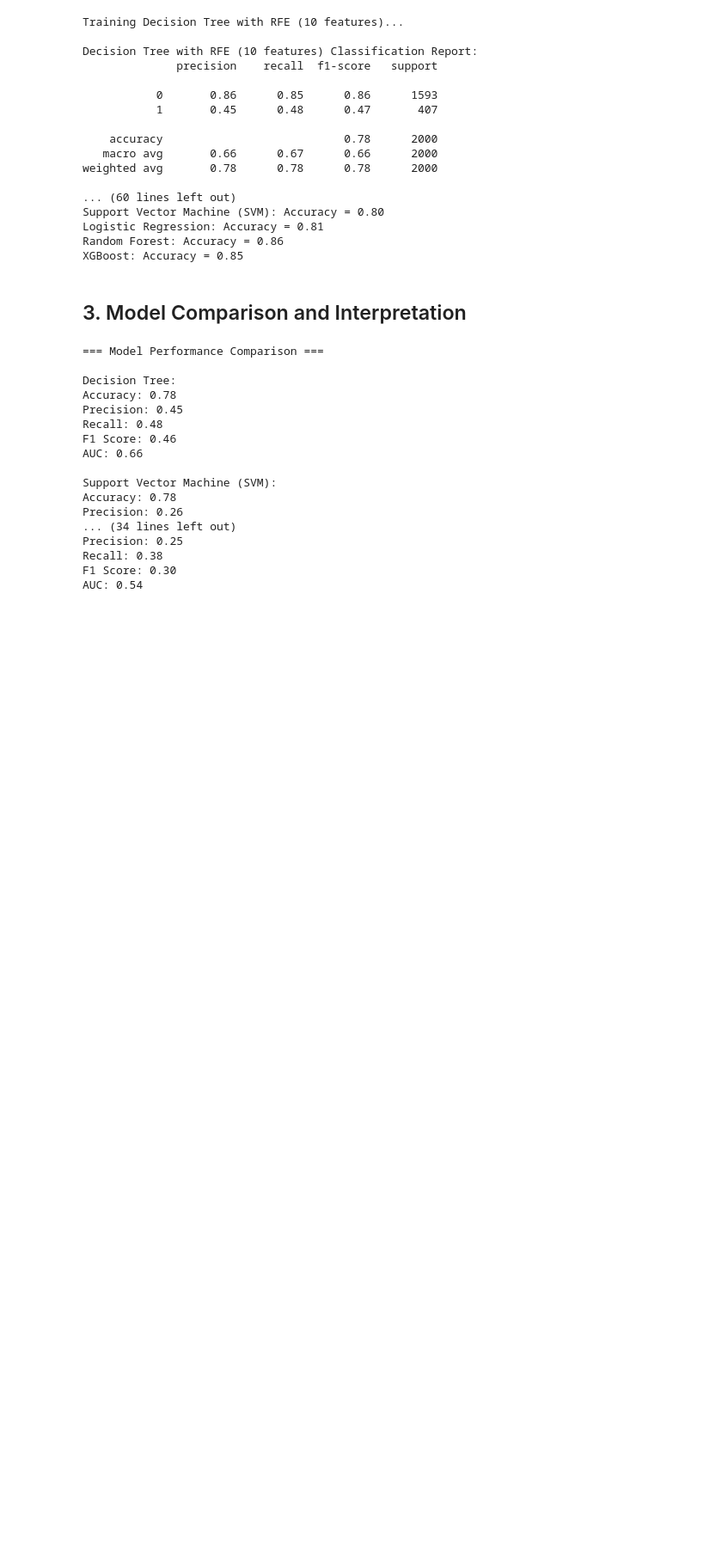
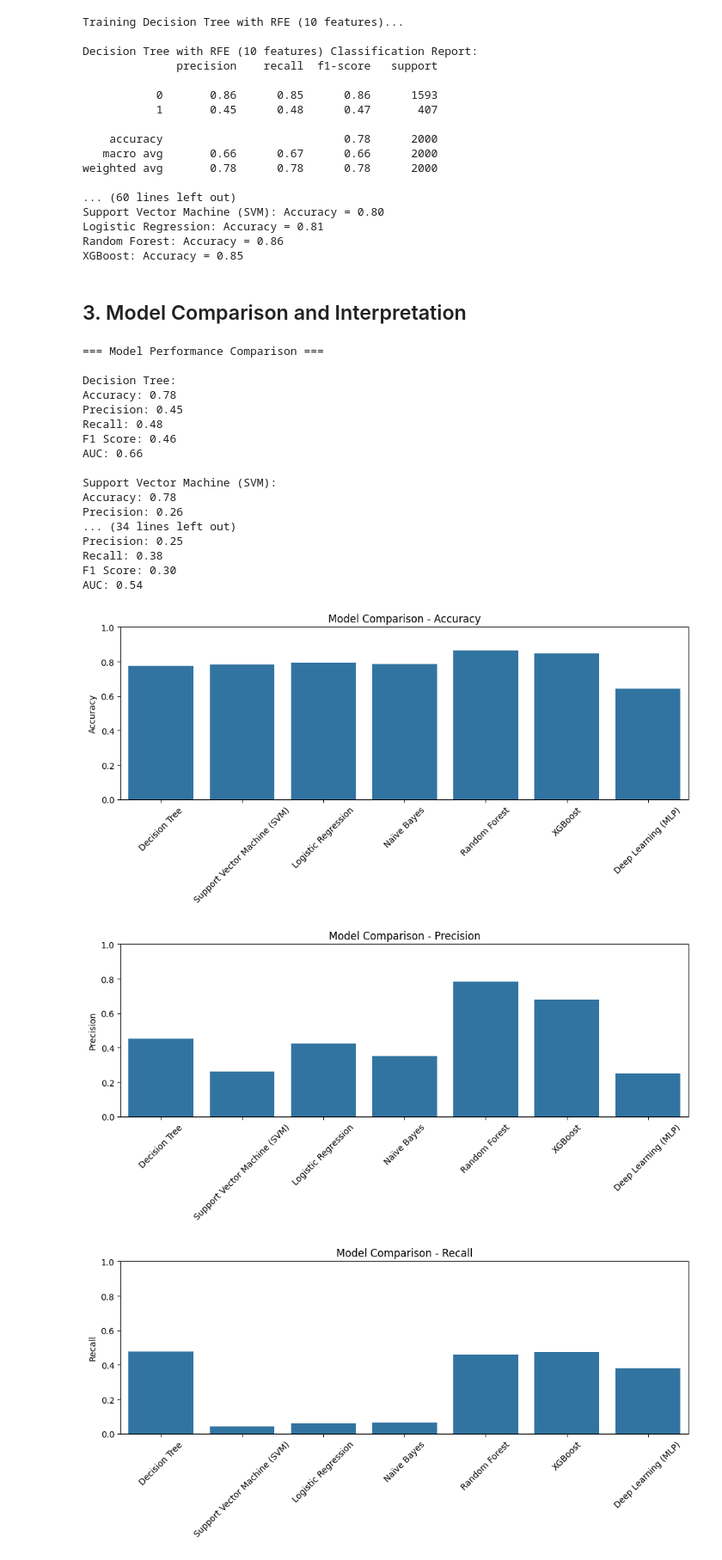
Before and after one commit to Andrew-D-H/456-final-project, a Jupyter notebook: Project.ipynb, the cells around one changed output. Shown: that part at 86% size. Cells and saved outputs as stored; diff of their text form; code cells hidden in the pictures; blank space fills up the shorter version.

Commit message:
part 3 added graphs
added code cell that displays:
- bar graph of metrics
- roc curves
- confusion matrices

```diff
--- a/Project.ipynb
+++ b/Project.ipynb
@@ -424,3 +424,44 @@ Precision: 0.25
 Recall: 0.38
 F1 Score: 0.30
 AUC: 0.54
+# %%
+# --- Graphs ---
+# Bar plots of metrics
+metrics_to_plot = ['Accuracy', 'Precision', 'Recall', 'F1 Score']
+for metric in metrics_to_plot:
+    plt.figure(figsize=(10, 5))
+    sns.barplot(
+        x=list(detailed_results.keys()),
+        y=[detailed_results[model][metric] for model in detailed_results]
+    )
+    plt.title(f'Model Comparison - {metric}')
+    plt.ylabel(metric)
+    plt.xticks(rotation=45)
+    plt.ylim(0, 1)
+    plt.tight_layout()
+    plt.show()
+
+# ROC curves
+plt.figure(figsize=(10, 6))
+for model_name, metrics in detailed_results.items():
+    plt.plot(metrics["FPR"], metrics["TPR"], label=f"{model_name} (AUC = {metrics['AUC']:.2f})")
+plt.plot([0, 1], [0, 1], 'k--')
+plt.title("ROC Curve Comparison")
+plt.xlabel("False Positive Rate")
+plt.ylabel("True Positive Rate")
+plt.legend()
+plt.grid()
+plt.tight_layout()
+plt.show()
+
+# Confusion Matrices
+for model_name, model in models.items():
+    y_pred = model.predict(X_test)
+    disp = ConfusionMatrixDisplay.from_estimator(model, X_test, y_test)
+    disp.ax_.set_title(f"{model_name} - Confusion Matrix")
+    plt.tight_layout()
+    plt.show()
+# %% [output]
+[figure, added]
+[figure, added]
+[figure, added]
```
Also changed, not shown: parts of 1 cell of this notebook.
